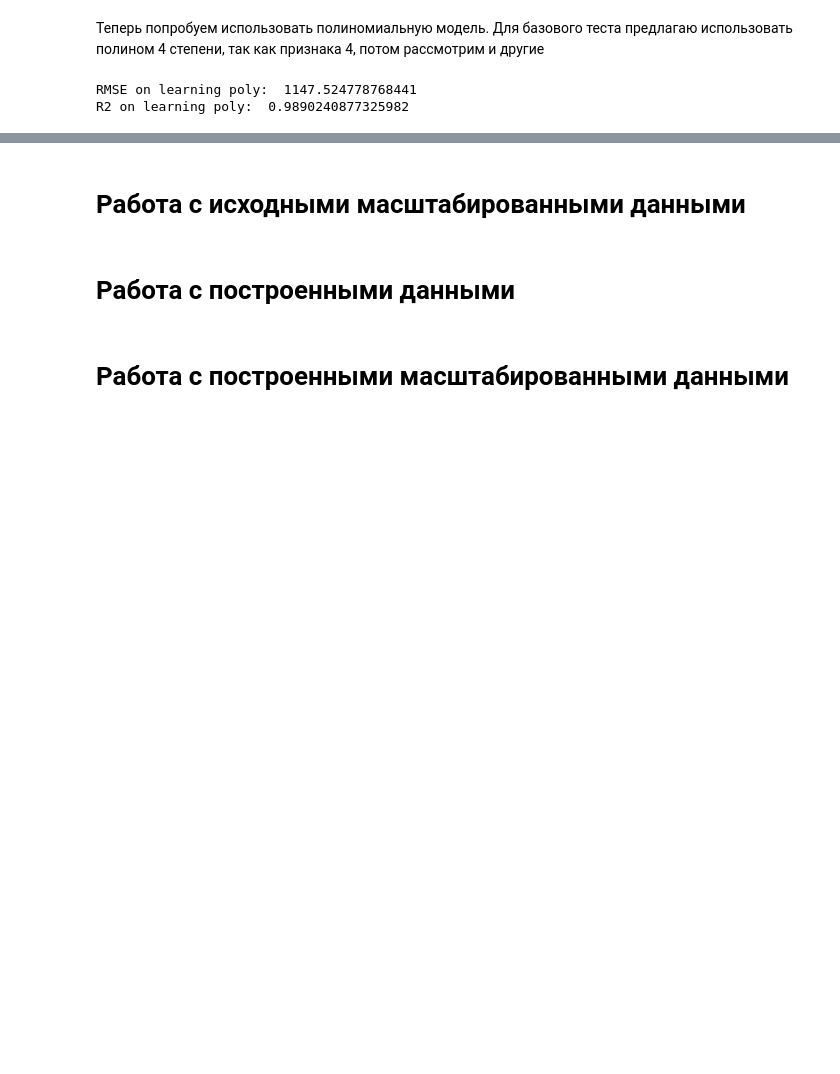
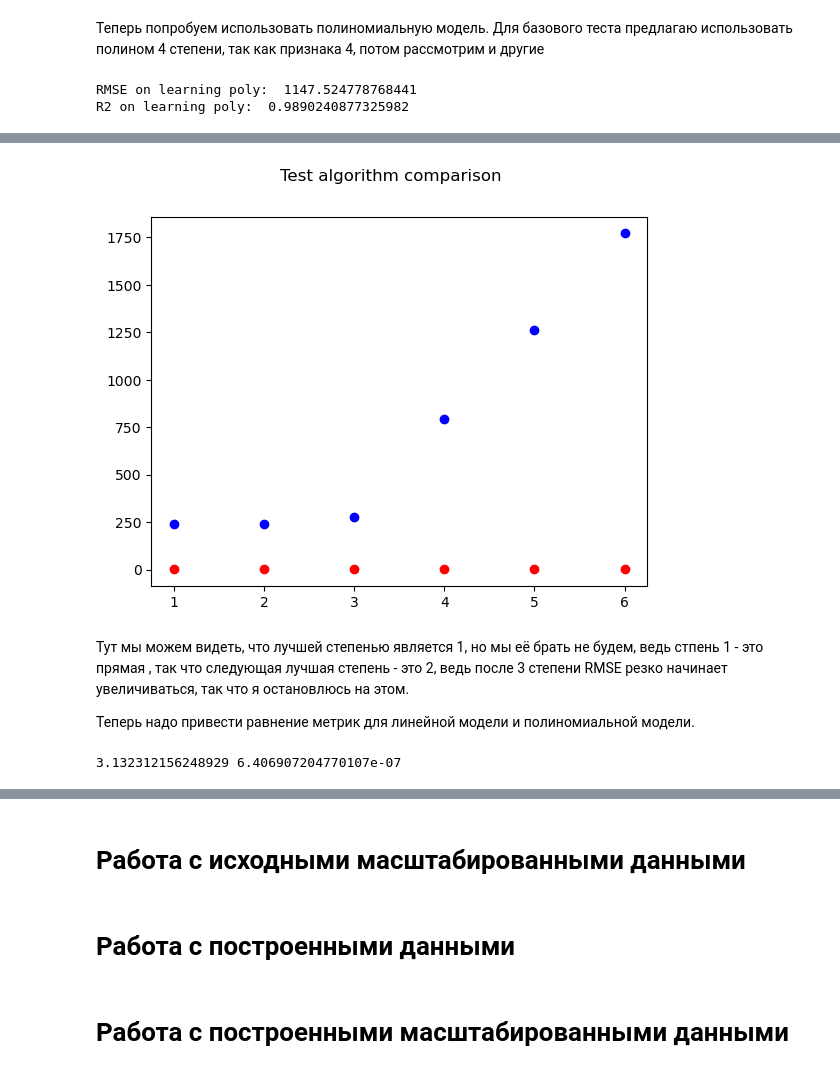
Before and after one commit to KorolevIvanMi/ML, a Jupyter notebook: labs/lab1.ipynb, the cells around one changed output, grey strips where cells are left out. Drawn from its saved outputs; the diff is of its cells as text; code cells hidden in the pictures; blank space fills up the shorter version.

```diff
--- a/labs/lab1.ipynb
+++ b/labs/lab1.ipynb
@@ -412,0 +473,27 @@ R2 on learning poly:  0.9890240877325982
+# %%
+degrees = [1,2,3,4,5,6]
+results_rmse = []
+results_r2 = []
+names = []
+for degree in degrees:
+    poly = PolynomialFeatures(degree=degree)
+    X_original_learn_poly = poly.fit_transform(X_original_learn)
+    X_original_control_poly = poly.fit_transform(X_original_control)
+    model = LinearRegression()
+    model.fit(X_original_learn_poly, Y_original_learn)
+    y_pred_сontrol_poly = model.predict(X_original_control_poly)
+
+    model_RMSE_learn_original_poly = np.sqrt(mean_squared_error(Y_original_control, y_pred_сontrol_poly))
+    model_R2_learn_original_poly = r2_score(Y_original_control, y_pred_сontrol_poly)
+
+    results_rmse.append(model_RMSE_learn_original_poly)
+    results_r2.append(model_R2_learn_original_poly)
+    names.append(degree)
+
+    print("Degree: ", degree)
+    print("RMSE: ", model_RMSE_learn_original_poly)
+    print("R2: ", model_R2_learn_original_poly)
+
+print("Names: ", names)
+print("RMSE: ", results_rmse)
+print("R2: ", results_r2)
@@ -412,0 +518,21 @@ R2 on learning poly:  0.9890240877325982
+# %%
+plt.plot(names, results_rmse, "bo")
+plt.plot(names, results_r2, "ro")
+plt.suptitle("Test algorithm comparison")
+plt.show()
+# %% [output]
+[figure, added]
+# %% [markdown]
+Тут мы можем видеть, что лучшей степенью является 1, но мы её брать не будем, ведь стпень 1 - это прямая , так что следующая лучшая степень - это 2, ведь после 3 степени RMSE резко начинает увеличиваться, так что я остановлюсь на этом.
+
+Теперь надо привести равнение метрик для линейной модели и полиномиальной модели.
+# %%
+linear_rmse_origin = 241.52836711679535
+linear_r2_origin = 0.9990672351744179
+
+poly_rmse_origin = 238.39605496054642
+poly_r2_origin = 0.9990665944836974
+
+print(linear_rmse_origin-poly_rmse_origin, linear_r2_origin - poly_r2_origin)
+# %% [output]
+3.132312156248929 6.406907204770107e-07
```
Also changed, not shown: parts of 9 cells of this notebook.
